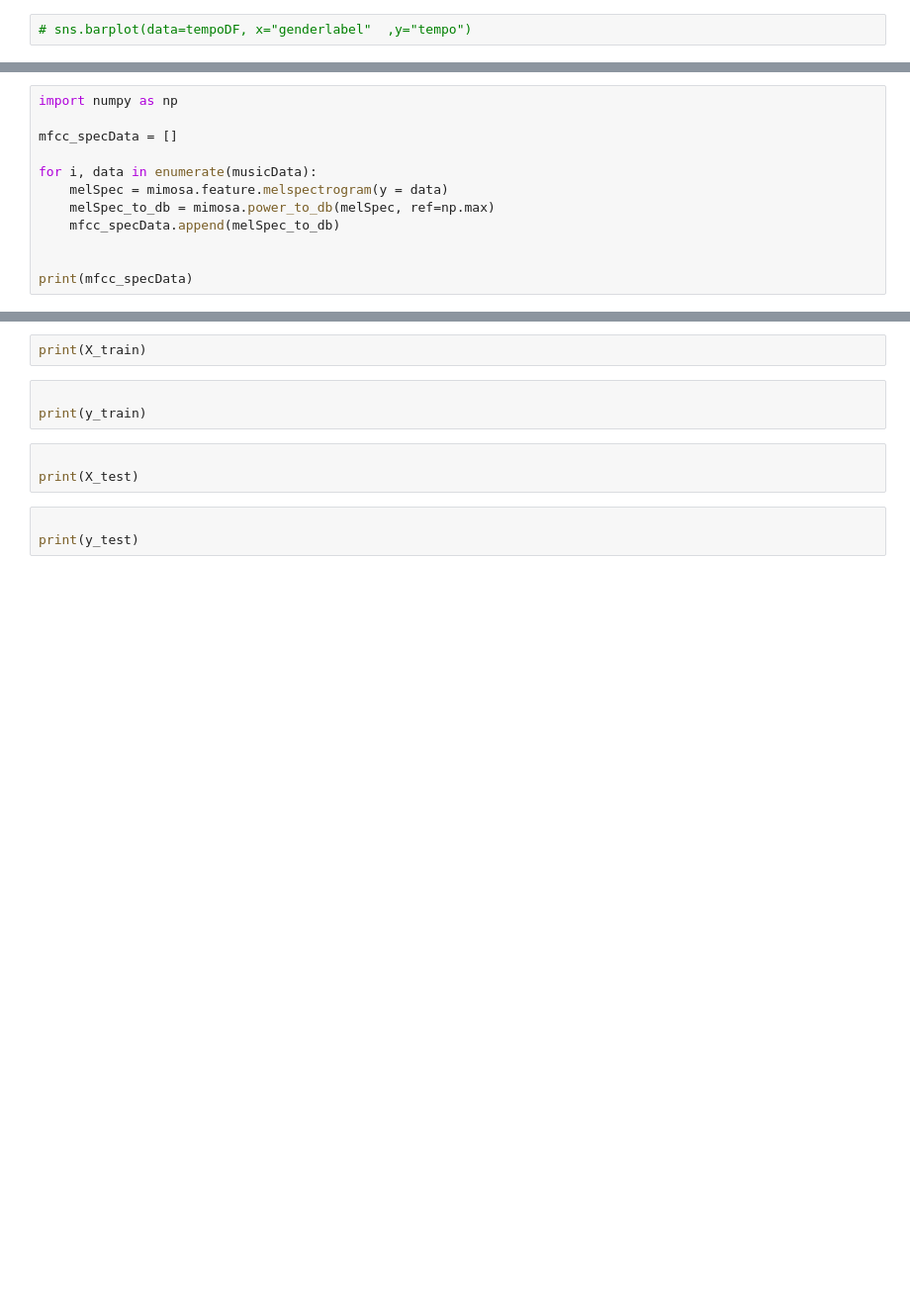
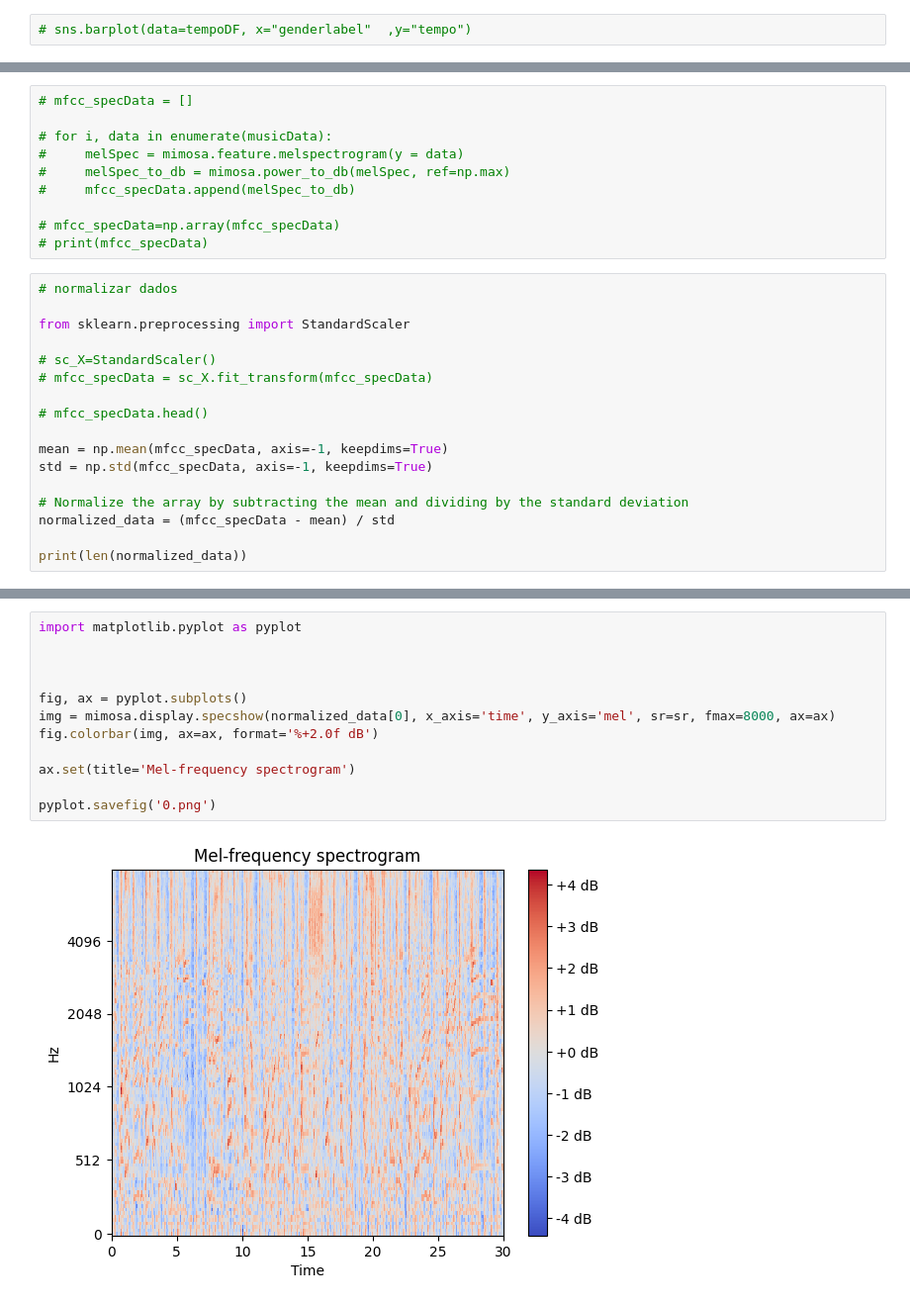
Before and after one commit to TiagoCaetanoReal/AI_Proj, a Jupyter notebook: main.ipynb, the cells around one changed output, grey strips where cells are left out. Shown at 99% size. Drawn from its saved outputs; the diff is of its cells as text; blank space fills up the shorter version.

```diff
--- a/main.ipynb
+++ b/main.ipynb
@@ -42,12 +52,27 @@ labelEncodedTrans = labelEncoded.transform(genderlabel)
 # %%
-import numpy as np
+# mfcc_specData = []
 
-mfcc_specData = []
+# for i, data in enumerate(musicData):
+#     melSpec = mimosa.feature.melspectrogram(y = data)
+#     melSpec_to_db = mimosa.power_to_db(melSpec, ref=np.max)
+#     mfcc_specData.append(melSpec_to_db)
 
-for i, data in enumerate(musicData):
-    melSpec = mimosa.feature.melspectrogram(y = data)
-    melSpec_to_db = mimosa.power_to_db(melSpec, ref=np.max)
-    mfcc_specData.append(melSpec_to_db)
-
-
-print(mfcc_specData)
+# mfcc_specData=np.array(mfcc_specData)
+# print(mfcc_specData)
+# %%
+# normalizar dados
+
+from sklearn.preprocessing import StandardScaler
+
+# sc_X=StandardScaler()
+# mfcc_specData = sc_X.fit_transform(mfcc_specData)
+
+# mfcc_specData.head()
+
+mean = np.mean(mfcc_specData, axis=-1, keepdims=True)
+std = np.std(mfcc_specData, axis=-1, keepdims=True)
+
+# Normalize the array by subtracting the mean and dividing by the standard deviation
+normalized_data = (mfcc_specData - mean) / std
+
+print(len(normalized_data))
@@ -58,12 +135,15 @@ X_train, X_test, y_train, y_test = modelSelec.train_test_split(mfcc_specData, la
-# %%
-print(X_train)
-# %%
-
-print(y_train)
-# %%
-
-print(X_test)
-# %%
-
-print(y_test)
+# %%
+import matplotlib.pyplot as pyplot
+
+
+
+fig, ax = pyplot.subplots()
+img = mimosa.display.specshow(normalized_data[0], x_axis='time', y_axis='mel', sr=sr, fmax=8000, ax=ax)
+fig.colorbar(img, ax=ax, format='%+2.0f dB')
+
+ax.set(title='Mel-frequency spectrogram')
+
+pyplot.savefig('0.png')
+# %% [output]
+[figure, added]
 # %%
```
Also changed, not shown: parts of 14 cells of this notebook, 2 other files.
